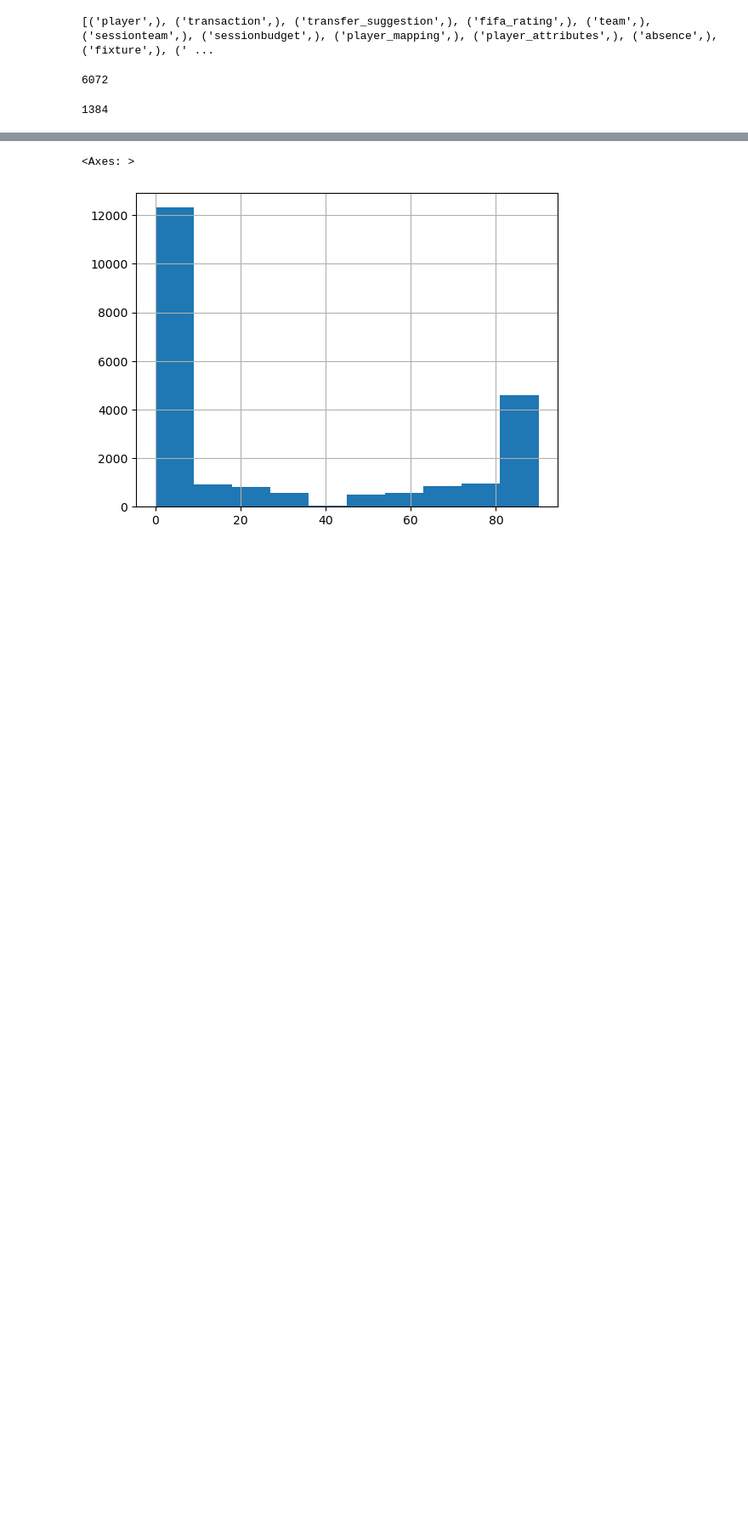
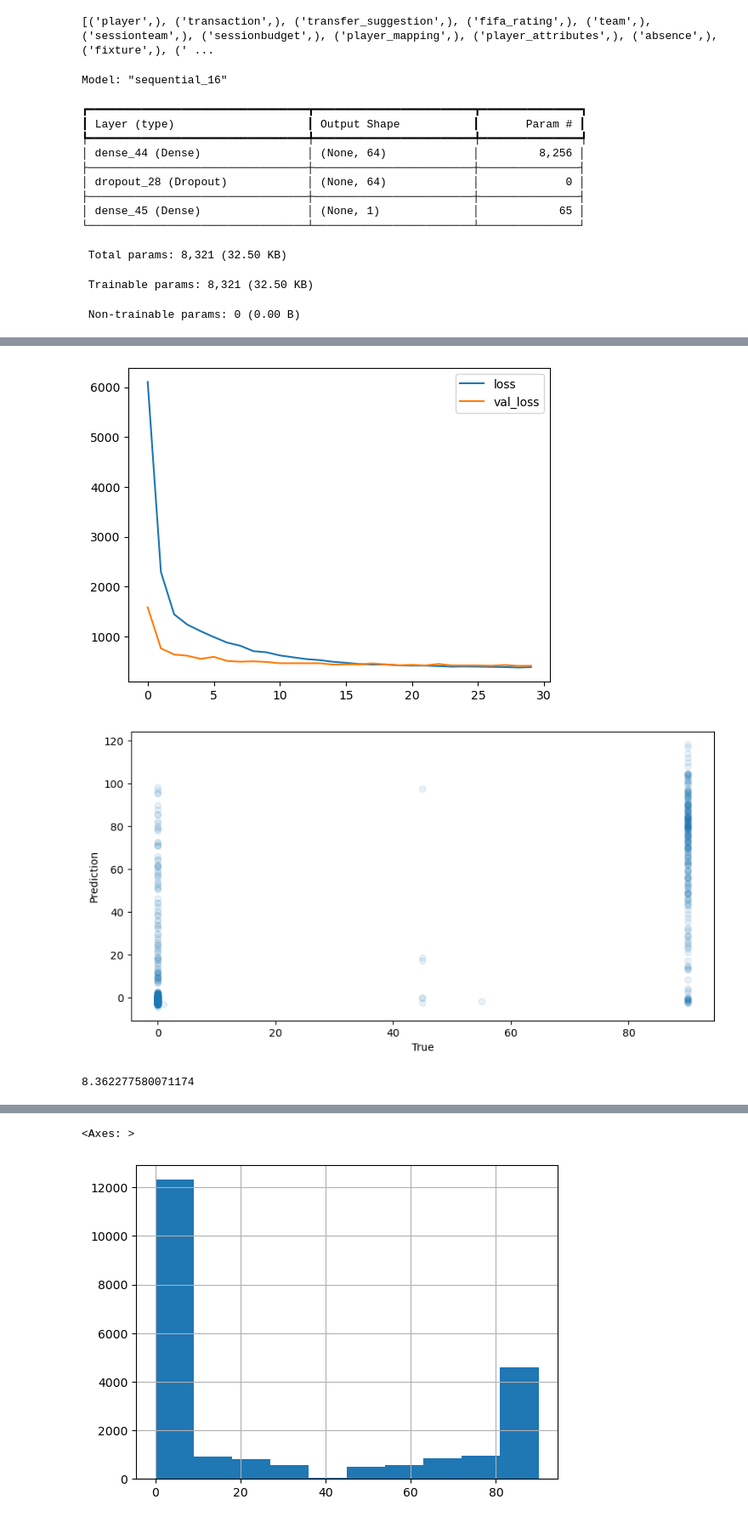
Before and after one commit to LevanBokeria/2025-reg-hack-week-airsenal, a Jupyter notebook: notebooks/NN_Lynge.ipynb, the cells around one changed output, grey strips where cells are left out. Shown at 85% size. Cells and saved outputs as stored; diff of their text form; code cells hidden in the pictures; blank space fills up the shorter version.

```diff
--- a/notebooks/NN_Lynge.ipynb
+++ b/notebooks/NN_Lynge.ipynb
@@ -107,8 +158,69 @@ for i in tqdm(range(len(player_score_list))):
-# %%
-len(train_dict['GK'])
-# %% [output]
-6072
-# %%
-len(val_dict['GK'])
-# %% [output]
-1384
+# %%
+pos = 'GK'
+
+train_df = train_dict[pos] #full_dict[pos].sample(frac=0.75, random_state=4)
+drop_train = np.sort(random.sample([d[0] for d in np.argwhere([True if t_o == 0 else False for t_o in train_df['out']])], int(0.6*len(np.argwhere([True if t_o == 0 else False for t_o in train_df['out']])))))
+train_df.drop(drop_train)
+val_df = val_dict[pos] #full_dict[pos].drop(train_df.index)
+
+input_shape = np.shape(train_df.columns[:-1])
+
+model = tf.keras.Sequential([
+
+    tf.keras.layers.Dense(units=64, activation='leaky_relu',
+                          input_shape=input_shape),
+    # tf.keras.layers.Dropout(0.1, noise_shape=None, seed=None),
+    # tf.keras.layers.Dense(units=128, activation='leaky_relu',
+    #                       input_shape=input_shape),
+    tf.keras.layers.Dropout(0.1, noise_shape=None, seed=None),
+    #tf.keras.layers.Dropout(0.1, noise_shape=None, seed=None),
+    tf.keras.layers.Dense(units=1, activation='leaky_relu') #sigmoid')
+])
+
+model.compile(optimizer='adam', loss='mse') #'binary_crossentropy') #'mse')
+
+model.summary()
+
+# val_round = np.array([1 if val_out > 60 else 0 for val_out in list(val_df['out'])])
+# train_round = np.array([1 if train_out > 60 else 0 for train_out in list(train_df['out'])])
+
+val_round = np.array([val_out for val_out in list(val_df['out'])])
+train_round = np.array([train_out for train_out in list(train_df['out'])])
+
+losses = model.fit(train_df[train_df.columns[:-1]], train_round, validation_data=(val_df[train_df.columns[:-1]], val_round), batch_size=128, epochs=30)
+
+loss_df = pd.DataFrame(losses.history)
+
+loss_df.loc[:,['loss','val_loss']].plot()
+
+pred = model.predict(val_df[train_df.columns[:-1]])
+
+# plt.figure(figsize=(10,5))
+# plt.scatter(val_df['out'], pred, alpha=0.1)
+# plt.xlabel('True')
+# plt.ylabel('Prediction')
+# plt.show()
+
+pred_round = [round(pred_[0]) for pred_ in pred]
+
+plt.figure(figsize=(10,5))
+plt.scatter(val_round, pred, alpha=0.1)
+plt.xlabel('True')
+plt.ylabel('Prediction')
+plt.show()
+
+print (sum([abs(pred_round[i] - val_round[i]) for i in range(len(pred))])/len(pred))
+# %% [output]
+Model: "sequential_16"
+┏━━━━━━━━━━━━━━━━━━━━━━━━━━━━━━━━━┳━━━━━━━━━━━━━━━━━━━━━━━━┳━━━━━━━━━━━━━━━┓
+┃ Layer (type)                    ┃ Output Shape           ┃       Param # ┃
+┡━━━━━━━━━━━━━━━━━━━━━━━━━━━━━━━━━╇━━━━━━━━━━━━━━━━━━━━━━━━╇━━━━━━━━━━━━━━━┩
+│ dense_44 (Dense)                │ (None, 64)             │         8,256 │
+├─────────────────────────────────┼────────────────────────┼───────────────┤
+│ dropout_28 (Dropout)            │ (None, 64)             │             0 │
+├─────────────────────────────────┼────────────────────────┼───────────────┤
+│ dense_45 (Dense)                │ (None, 1)              │            65 │
+└─────────────────────────────────┴────────────────────────┴───────────────┘
+ Total params: 8,321 (32.50 KB)
+ Trainable params: 8,321 (32.50 KB)
+ Non-trainable params: 0 (0.00 B)
@@ -114,0 +244,3 @@ len(val_dict['GK'])
+[figure, added]
+[figure, added]
+8.362277580071174
```
Also changed, not shown: parts of 6 cells of this notebook, 1 other file.
